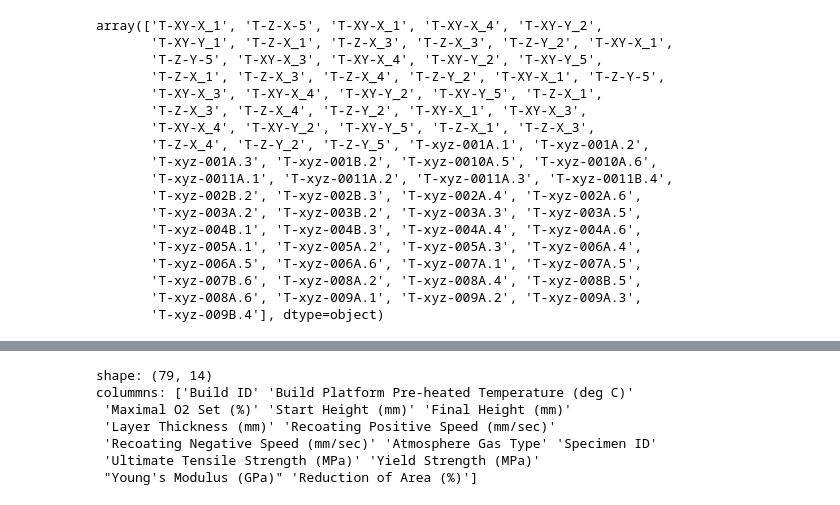
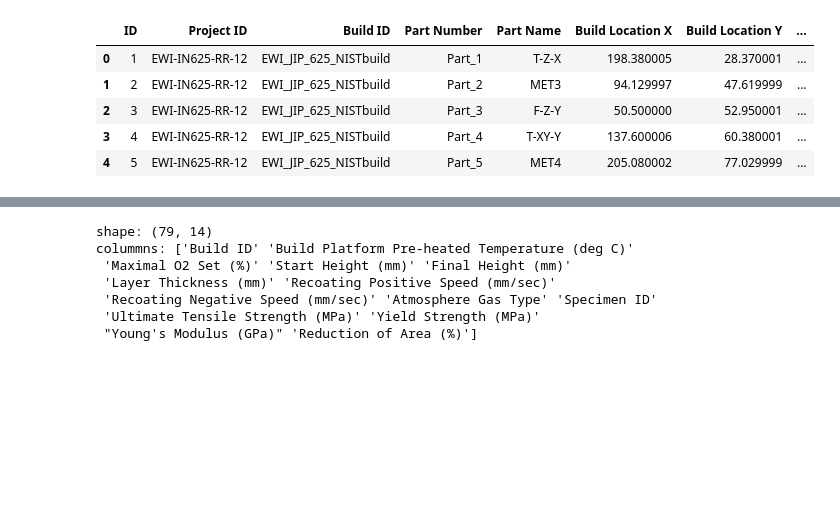
Before and after one commit to wgobrien/am-research, a Jupyter notebook: notebooks/nist_analysis.ipynb, the cells around one changed output, grey strips where cells are left out. Drawn from its saved outputs; the diff is of its cells as text; code cells hidden in the pictures; blank space fills up the shorter version.

```diff
--- a/notebooks/nist_analysis.ipynb
+++ b/notebooks/nist_analysis.ipynb
@@ -27,21 +7,9 @@ array([['EWI_JIP_625_NISTbuild', 'T-Z-X', 'Part_1'],
-# %%
-tensile['Specimen ID'].values
-# %% [output]
-array(['T-XY-X_1', 'T-Z-X-5', 'T-XY-X_1', 'T-XY-X_4', 'T-XY-Y_2',
-       'T-XY-Y_1', 'T-Z-X_1', 'T-Z-X_3', 'T-Z-X_3', 'T-Z-Y_2', 'T-XY-X_1',
-       'T-Z-Y-5', 'T-XY-X_3', 'T-XY-X_4', 'T-XY-Y_2', 'T-XY-Y_5',
-       'T-Z-X_1', 'T-Z-X_3', 'T-Z-X_4', 'T-Z-Y_2', 'T-XY-X_1', 'T-Z-Y-5',
-       'T-XY-X_3', 'T-XY-X_4', 'T-XY-Y_2', 'T-XY-Y_5', 'T-Z-X_1',
-       'T-Z-X_3', 'T-Z-X_4', 'T-Z-Y_2', 'T-XY-X_1', 'T-XY-X_3',
-       'T-XY-X_4', 'T-XY-Y_2', 'T-XY-Y_5', 'T-Z-X_1', 'T-Z-X_3',
-       'T-Z-X_4', 'T-Z-Y_2', 'T-Z-Y_5', 'T-xyz-001A.1', 'T-xyz-001A.2',
-       'T-xyz-001A.3', 'T-xyz-001B.2', 'T-xyz-0010A.5', 'T-xyz-0010A.6',
-       'T-xyz-0011A.1', 'T-xyz-0011A.2', 'T-xyz-0011A.3', 'T-xyz-0011B.4',
-       'T-xyz-002B.2', 'T-xyz-002B.3', 'T-xyz-002A.4', 'T-xyz-002A.6',
-       'T-xyz-003A.2', 'T-xyz-003B.2', 'T-xyz-003A.3', 'T-xyz-003A.5',
-       'T-xyz-004B.1', 'T-xyz-004B.3', 'T-xyz-004A.4', 'T-xyz-004A.6',
-       'T-xyz-005A.1', 'T-xyz-005A.2', 'T-xyz-005A.3', 'T-xyz-006A.4',
-       'T-xyz-006A.5', 'T-xyz-006A.6', 'T-xyz-007A.1', 'T-xyz-007A.5',
-       'T-xyz-007B.6', 'T-xyz-008A.2', 'T-xyz-008A.4', 'T-xyz-008B.5',
-       'T-xyz-008A.6', 'T-xyz-009A.1', 'T-xyz-009A.2', 'T-xyz-009A.3',
-       'T-xyz-009B.4'], dtype=object)
+# %%
+orientation.head()
+# %% [output]
+|  | ID | Project ID | Build ID | Part Number | Part Name | Build Location X | Build Location Y | ... |
+| 0 | 1 | EWI-IN625-RR-12 | EWI_JIP_625_NISTbuild | Part_1 | T-Z-X | 198.380005 | 28.370001 | ... |
+| 1 | 2 | EWI-IN625-RR-12 | EWI_JIP_625_NISTbuild | Part_2 | MET3 | 94.129997 | 47.619999 | ... |
+| 2 | 3 | EWI-IN625-RR-12 | EWI_JIP_625_NISTbuild | Part_3 | F-Z-Y | 50.500000 | 52.950001 | ... |
+| 3 | 4 | EWI-IN625-RR-12 | EWI_JIP_625_NISTbuild | Part_4 | T-XY-Y | 137.600006 | 60.380001 | ... |
+| 4 | 5 | EWI-IN625-RR-12 | EWI_JIP_625_NISTbuild | Part_5 | MET4 | 205.080002 | 77.029999 | ... |
```
Also changed, not shown: parts of 4 cells of this notebook, 12 other files.
